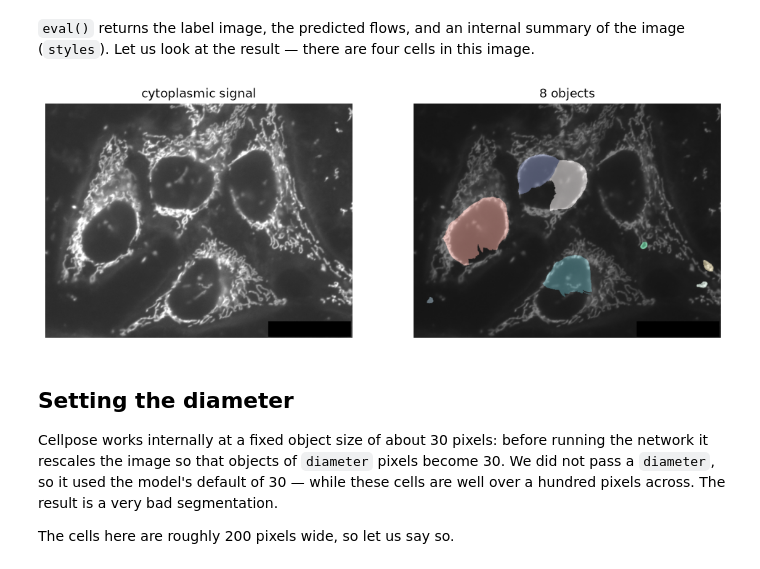
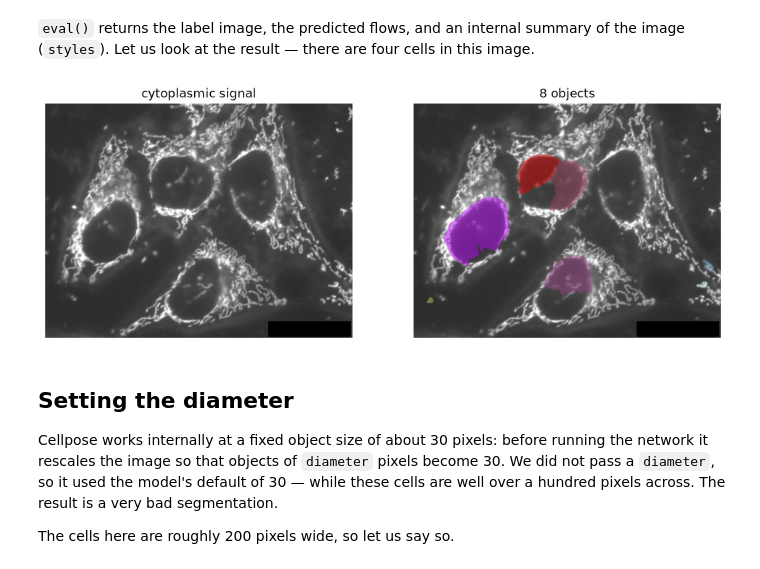
Before and after one commit to NL-BioImaging/NL-BioImageAnalysis-course2026, a Jupyter notebook: day_2/deep_learning/02_cellpose.ipynb, the cells around one changed output. Saved outputs shown, nothing was run; the diff lists cells and outputs as text; code cells hidden in the pictures.

```diff
--- a/day_2/deep_learning/02_cellpose.ipynb
+++ b/day_2/deep_learning/02_cellpose.ipynb
@@ -67,15 +65,20 @@ found 8 cells
 image (`styles`). Let us look at the result — there are four cells in this image.
 # %%
 fig, axs = plt.subplots(1, 2, figsize=(12, 6))
+
 _ = axs[0].imshow(hela[..., 1], cmap="gray", vmax=np.percentile(hela[..., 1], 99.5))
 _ = axs[0].set_title("cytoplasmic signal")
+
+hela_labels_masked = np.ma.masked_where(masks_hela == 0, masks_hela)
+
 _ = axs[1].imshow(hela[..., 1], cmap="gray", vmax=np.percentile(hela[..., 1], 99.5))
-_ = axs[1].imshow(masks_hela, cmap=lbl_cmap, alpha=0.5)
+_ = axs[1].imshow(hela_labels_masked, cmap=cc.cm.glasbey_bw, alpha=0.5)
+
 _ = axs[1].set_title(f"{masks_hela.max()} objects")
 for ax in axs:
     _ = ax.axis("off")
 # %% [output]
-[figure, old version]
+[figure, new version]
 # %% [markdown]
 ## Setting the diameter
 
```
Also changed, not shown: parts of 5 cells of this notebook, 4 other files.
